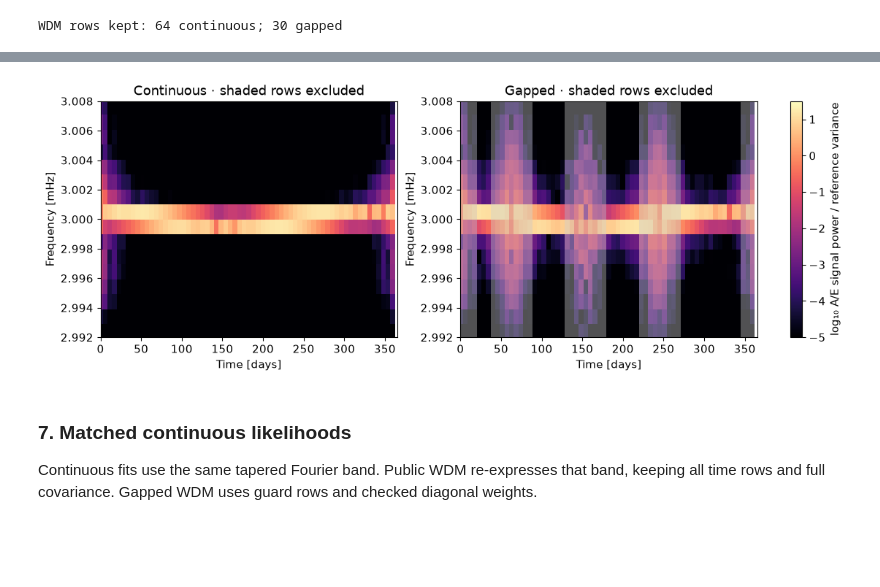
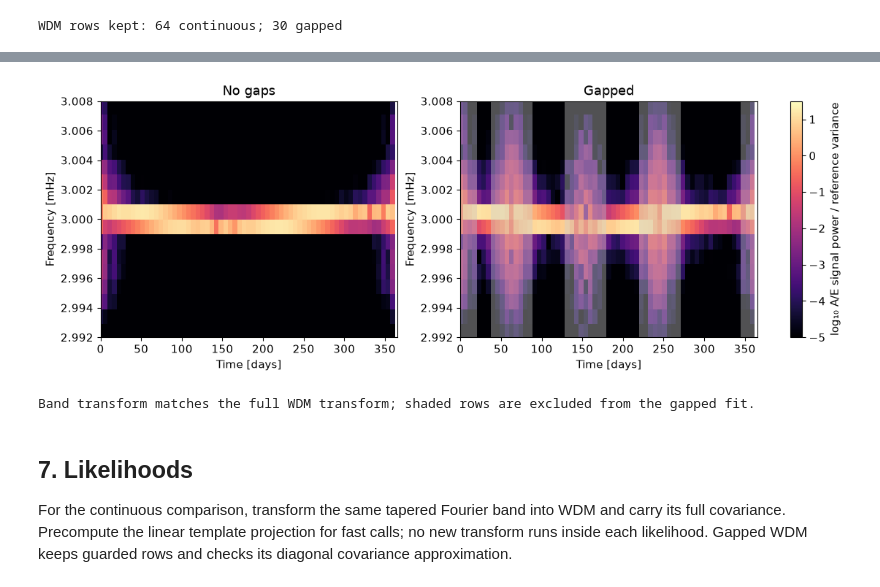
Before and after one commit to avivajpeyi/lisa_gb_wdm_analysis_demo, a Jupyter notebook: gb_demo.ipynb, the cells around one changed output, grey strips where cells are left out. Saved outputs shown, nothing was run; the diff lists cells and outputs as text; code cells hidden in the pictures; blank space fills up the shorter version.

```diff
--- a/gb_demo.ipynb
+++ b/gb_demo.ipynb
@@ -176,29 +191,50 @@ plt.show()
 # %%
-def wdm(samples):
-    return WDM.from_time_series(TimeSeries(samples, dt=DT), nt=NT, backend="jax")
+WDM_GRID = dict(nfreqs_fourier=len(frequency), nfreqs_wdm=N // NT, ntimes_wdm=NT)
+grid_frequency = np.arange(N // NT + 1) * NT / (2 * T)
+reference_sd = np.sqrt(N * psd[round(F0 * T)] / (2 * DT))
 
-reference_sd = np.sqrt(N * psd[round(F0 * T)] / (2 * DT))
+def transform_band(spectra, kmin, selected_columns):
+    # Package API accepts one spectrum; vmap applies it to A/E or basis batches.
+    return jax.vmap(lambda spectrum: from_freq_to_wdm_band(
+        spectrum, df=1 / T, kmin=int(kmin), **WDM_GRID,
+        mmin=int(selected_columns[0]), nf_sub_wdm=len(selected_columns), backend="jax",
+    ))(jnp.asarray(spectra))
+
+def wdm_band(samples, selected_columns):
+    kmin, length = fourier_span_from_wdm_span(
+        **WDM_GRID, mmin=int(selected_columns[0]), nf_sub_wdm=len(selected_columns))
+    spectra = np.fft.rfft(samples, axis=-1)[:, kmin:kmin + length]
+    return np.asarray(transform_band(spectra, kmin, selected_columns))
+
+plot_columns = np.flatnonzero(abs(grid_frequency - F0) < 8e-6)
 fig, axes = plt.subplots(1, 2, figsize=(11, 4), layout="constrained")
 for axis, window, keep, label in zip(axes, [end_window, gap_window],
-                                    [keep_continuous, keep_gapped], ["Continuous", "Gapped"]):
-    grid = wdm(signal * window)
-    grid_frequency = np.asarray(grid.freq_grid) * 1e3
-    near = abs(grid_frequency - 3) < .008
-    power = np.sum(np.asarray(grid.coeffs)**2, axis=0) / reference_sd**2
-    image = axis.pcolormesh(row_time / DAY, grid_frequency[near],
-                           np.log10(np.maximum(power[:, near].T, 1e-8)),
+                                    [keep_continuous, keep_gapped], ["No gaps", "Gapped"]):
+    coefficients = wdm_band(signal * window, plot_columns)
+    power = np.sum(coefficients**2, axis=0) / reference_sd**2
+    image = axis.pcolormesh(row_time / DAY, grid_frequency[plot_columns] * 1e3,
+                           np.log10(np.maximum(power.T, 1e-8)),
                            cmap="magma", vmin=-5, vmax=1.5, shading="nearest")
     for center in row_time[~keep]:
         axis.axvspan((center - half_cell) / DAY, (center + half_cell) / DAY,
                      color=".8", alpha=.4, linewidth=0)
-    axis.set(title=label + " · shaded rows excluded", xlim=(0, 365.25),
-             xlabel="Time [days]", ylabel="Frequency [mHz]", ylim=(2.992, 3.008))
+    axis.set(title=label, xlim=(0, 365.25), xlabel="Time [days]",
+             ylabel="Frequency [mHz]", ylim=(2.992, 3.008))
 fig.colorbar(image, ax=axes.tolist(), label="log₁₀ A/E signal power / reference variance")
 plt.show()
+
+# Check the compact API against the full package transform once.
+full = WDM.from_time_series(TimeSeries(signal * gap_window, dt=DT), nt=NT, backend="jax")
+np.testing.assert_allclose(wdm_band(signal * gap_window, plot_columns),
+                           np.asarray(full.coeffs)[:, :, plot_columns], atol=1e-30)
+del full
+print("Band transform matches the full WDM transform; shaded rows are excluded from the gapped fit.")
 # %% [output]
-[figure, old version]
+[figure, new version]
+Band transform matches the full WDM transform; shaded rows are excluded from the gapped fit.
 # %% [markdown]
-### 7. Matched continuous likelihoods
-Continuous fits use the same tapered Fourier band. Public WDM re-expresses that band, keeping all time rows and full covariance. Gapped WDM uses guard rows and checked diagonal weights.
+## 7. Likelihoods
+
+For the continuous comparison, transform the same tapered Fourier band into WDM and carry its full covariance. Precompute the linear template projection for fast calls; no new transform runs inside each likelihood. Gapped WDM keeps guarded rows and checks its diagonal covariance approximation.
 # %%
 def wdm_atoms(columns):
```
Also changed, not shown: parts of 23 cells of this notebook, 14 other files.
